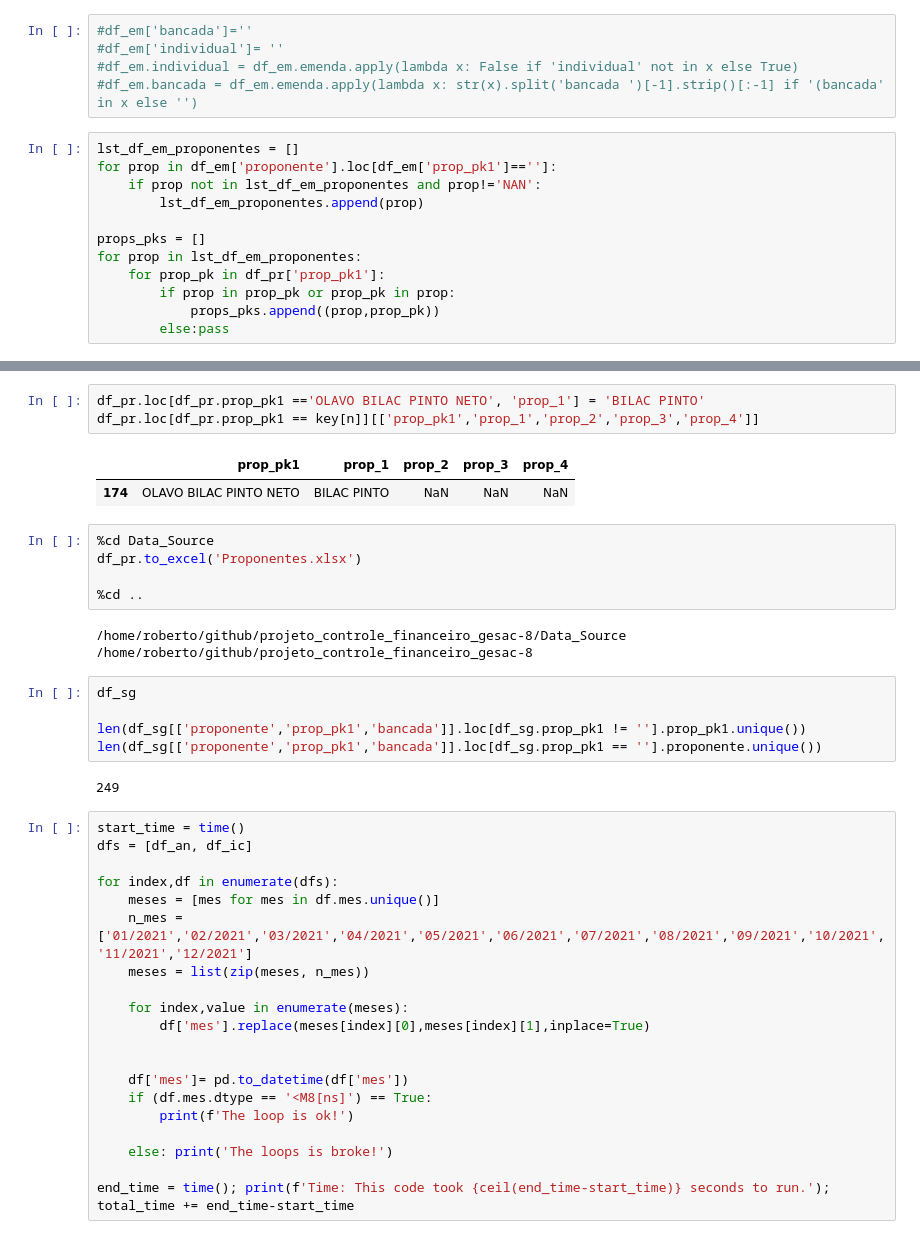
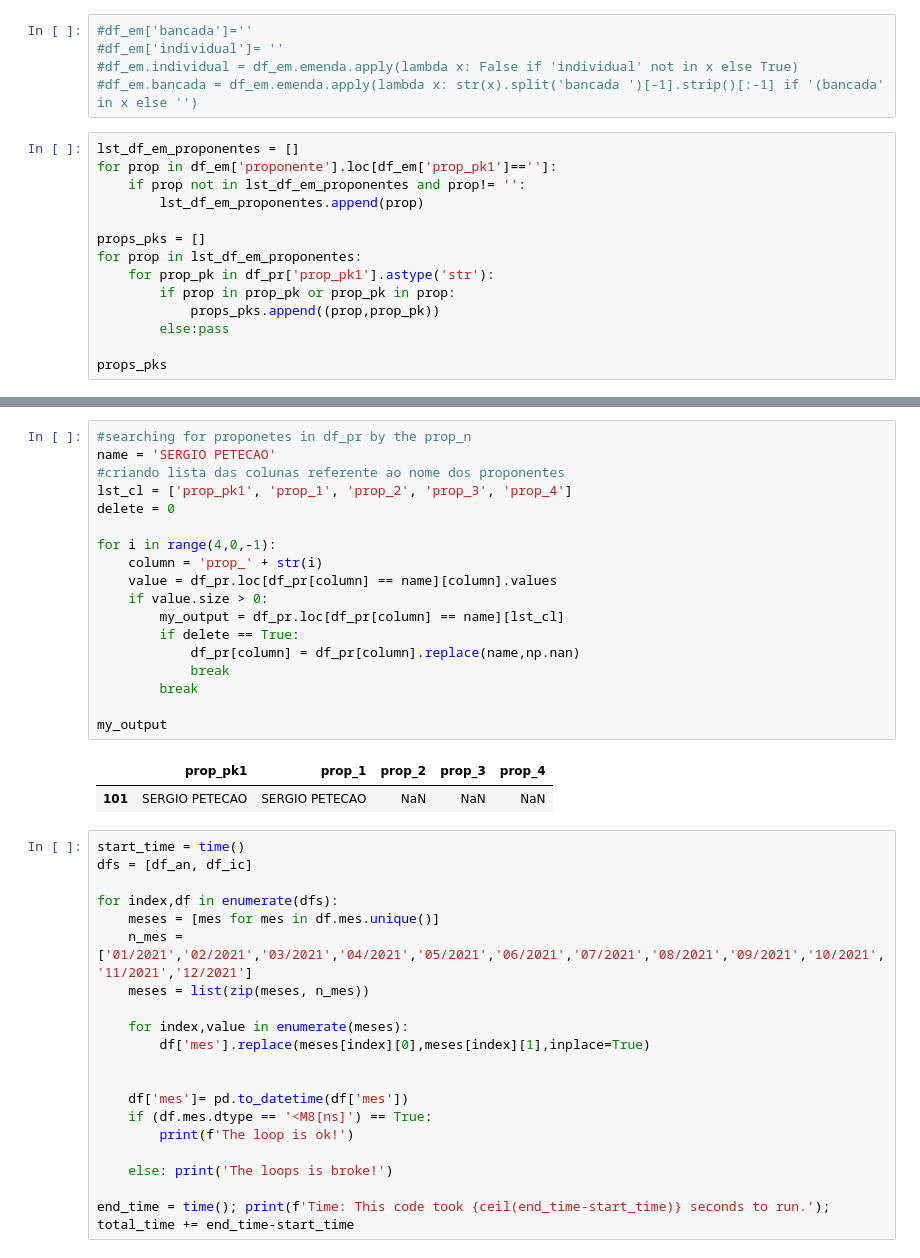
Before and after one commit to robertomdiniz5/Projeto-Controle-Financeiro-GESAC, a Jupyter notebook: controle_financeiro_gesac.ipynb, the cells around one changed output, grey strips where cells are left out. Drawn from its saved outputs; the diff is of its cells as text.

```diff
--- a/controle_financeiro_gesac.ipynb
+++ b/controle_financeiro_gesac.ipynb
@@ -307,12 +303,14 @@ Time: This code took 1 seconds to run.
 # %%
 lst_df_em_proponentes = []
 for prop in df_em['proponente'].loc[df_em['prop_pk1']=='']:
-    if prop not in lst_df_em_proponentes and prop!='NAN':
+    if prop not in lst_df_em_proponentes and prop!= '':
         lst_df_em_proponentes.append(prop)
 
 props_pks = []
 for prop in lst_df_em_proponentes:
-    for prop_pk in df_pr['prop_pk1']:
+    for prop_pk in df_pr['prop_pk1'].astype('str'):
         if prop in prop_pk or prop_pk in prop:
             props_pks.append((prop,prop_pk))
         else:pass
+
+props_pks
@@ -354,24 +356,24 @@ KeyboardInterrupt: Interrupted by user
-# %%
-df_pr.loc[df_pr.prop_pk1 =='OLAVO BILAC PINTO NETO', 'prop_1'] = 'BILAC PINTO'
-df_pr.loc[df_pr.prop_pk1 == key[n]][['prop_pk1','prop_1','prop_2','prop_3','prop_4']]
-# %% [output]
-|  | prop_pk1 | prop_1 | prop_2 | prop_3 | prop_4 |
-| 174 | OLAVO BILAC PINTO NETO | BILAC PINTO | NaN | NaN | NaN |
-# %%
-%cd Data_Source
-df_pr.to_excel('Proponentes.xlsx')
-
-%cd ..
-# %% [output]
-/home/roberto/github/projeto_controle_financeiro_gesac-8/Data_Source
-/home/roberto/github/projeto_controle_financeiro_gesac-8
-# %%
-df_sg
-
-len(df_sg[['proponente','prop_pk1','bancada']].loc[df_sg.prop_pk1 != ''].prop_pk1.unique())
-len(df_sg[['proponente','prop_pk1','bancada']].loc[df_sg.prop_pk1 == ''].proponente.unique())
-# %% [output]
-249
+# %%
+#searching for proponetes in df_pr by the prop_n
+name = 'SERGIO PETECAO'
+#criando lista das colunas referente ao nome dos proponentes
+lst_cl = ['prop_pk1', 'prop_1', 'prop_2', 'prop_3', 'prop_4']
+delete = 0
+
+for i in range(4,0,-1):
+    column = 'prop_' + str(i)
+    value = df_pr.loc[df_pr[column] == name][column].values
+    if value.size > 0:
+        my_output = df_pr.loc[df_pr[column] == name][lst_cl]
+        if delete == True:
+            df_pr[column] = df_pr[column].replace(name,np.nan)
+            break
+        break
+
+my_output
+# %% [output]
+|  | prop_pk1 | prop_1 | prop_2 | prop_3 | prop_4 |
+| 101 | SERGIO PETECAO | SERGIO PETECAO | NaN | NaN | NaN |
 # %%
 start_time = time()
 dfs = [df_an, df_ic]
```
Also changed, not shown: parts of 18 cells of this notebook, 25 other files.
